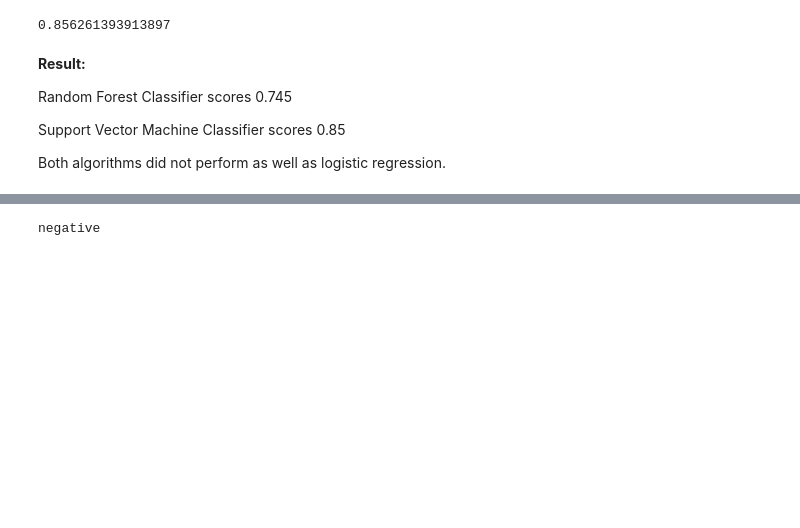
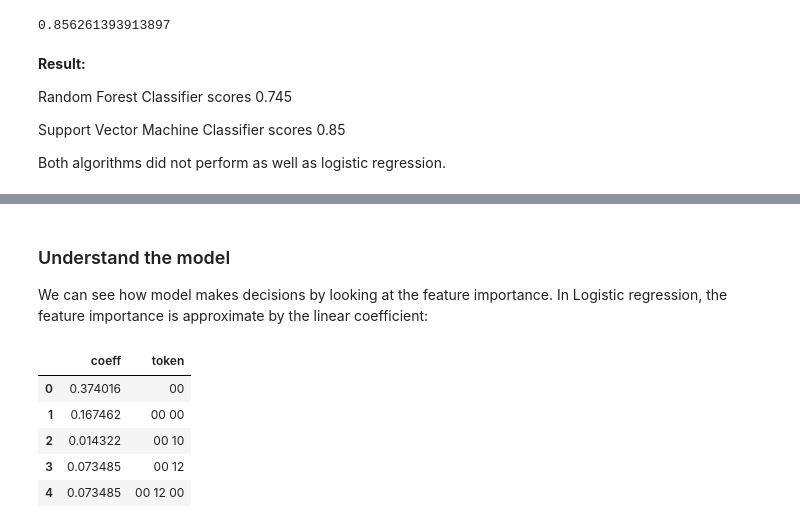
Before and after one commit to GrandPurpleOcelot/yelp_sentiment, a Jupyter notebook: Sentiment Analysis.ipynb, the cells around one changed output, grey strips where cells are left out. Drawn from its saved outputs; the diff is of its cells as text; code cells hidden in the pictures; blank space fills up the shorter version.

```diff
--- a/Sentiment Analysis.ipynb
+++ b/Sentiment Analysis.ipynb
@@ -1169,4 +1146,15 @@ text= "Very disappointed used to come here quite often as my kids loves their ch
-# %%
-predict_sentiment(text)
-# %% [output]
-negative
+# %% [markdown]
+### Understand the model
+
+We can see how model makes decisions by looking at the feature importance. In Logistic regression, the feature importance is approximate by the linear coefficient:
+# %%
+feature_importance = pd.DataFrame(abs(model.coef_[0]), columns =['coeff'])
+feature_importance['token'] = vect.get_feature_names()
+feature_importance.head()
+# %% [output]
+|  | coeff | token |
+| 0 | 0.374016 | 00 |
+| 1 | 0.167462 | 00 00 |
+| 2 | 0.014322 | 00 10 |
+| 3 | 0.073485 | 00 12 |
+| 4 | 0.073485 | 00 12 00 |
```
Also changed, not shown: parts of 13 cells of this notebook.
